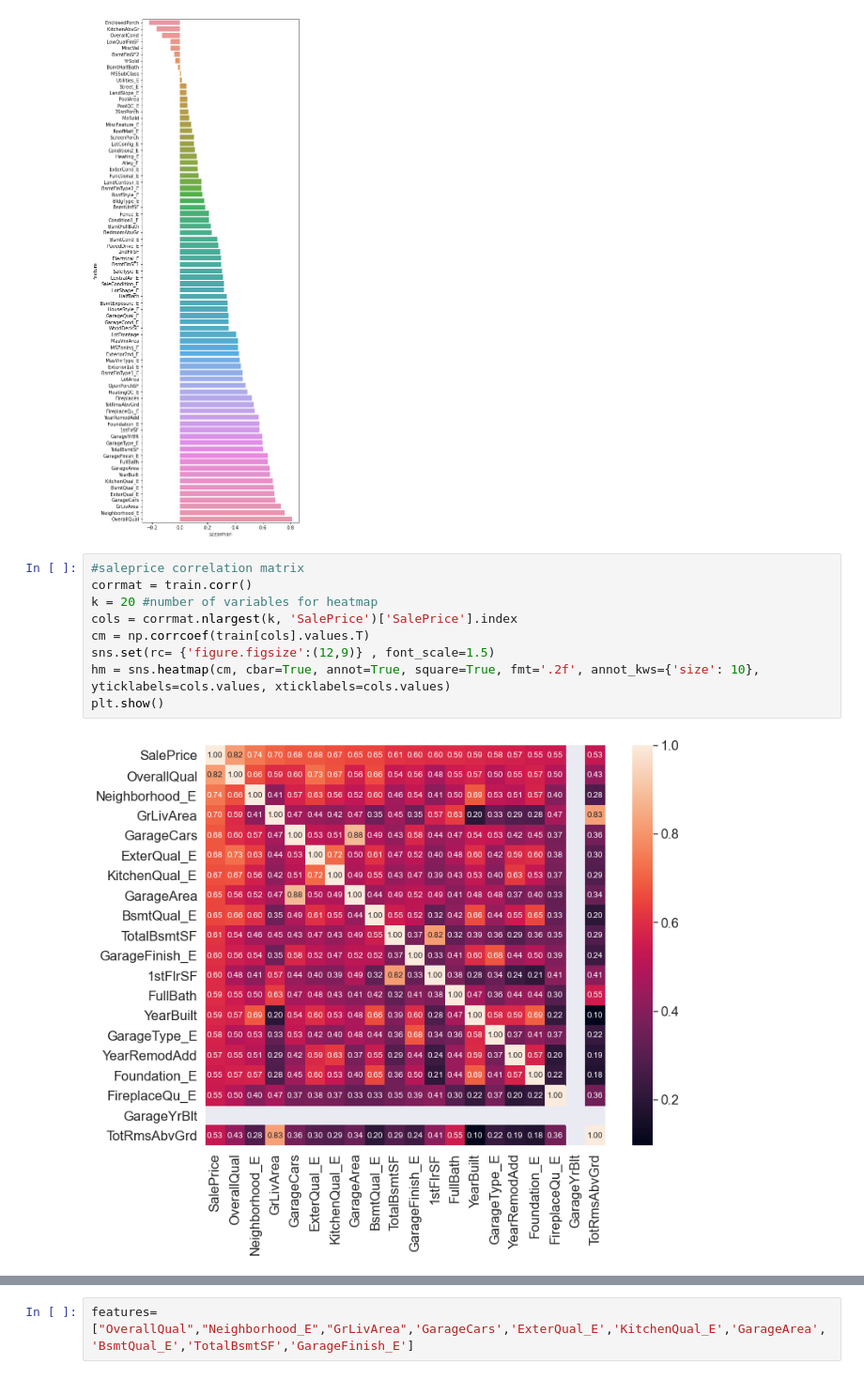
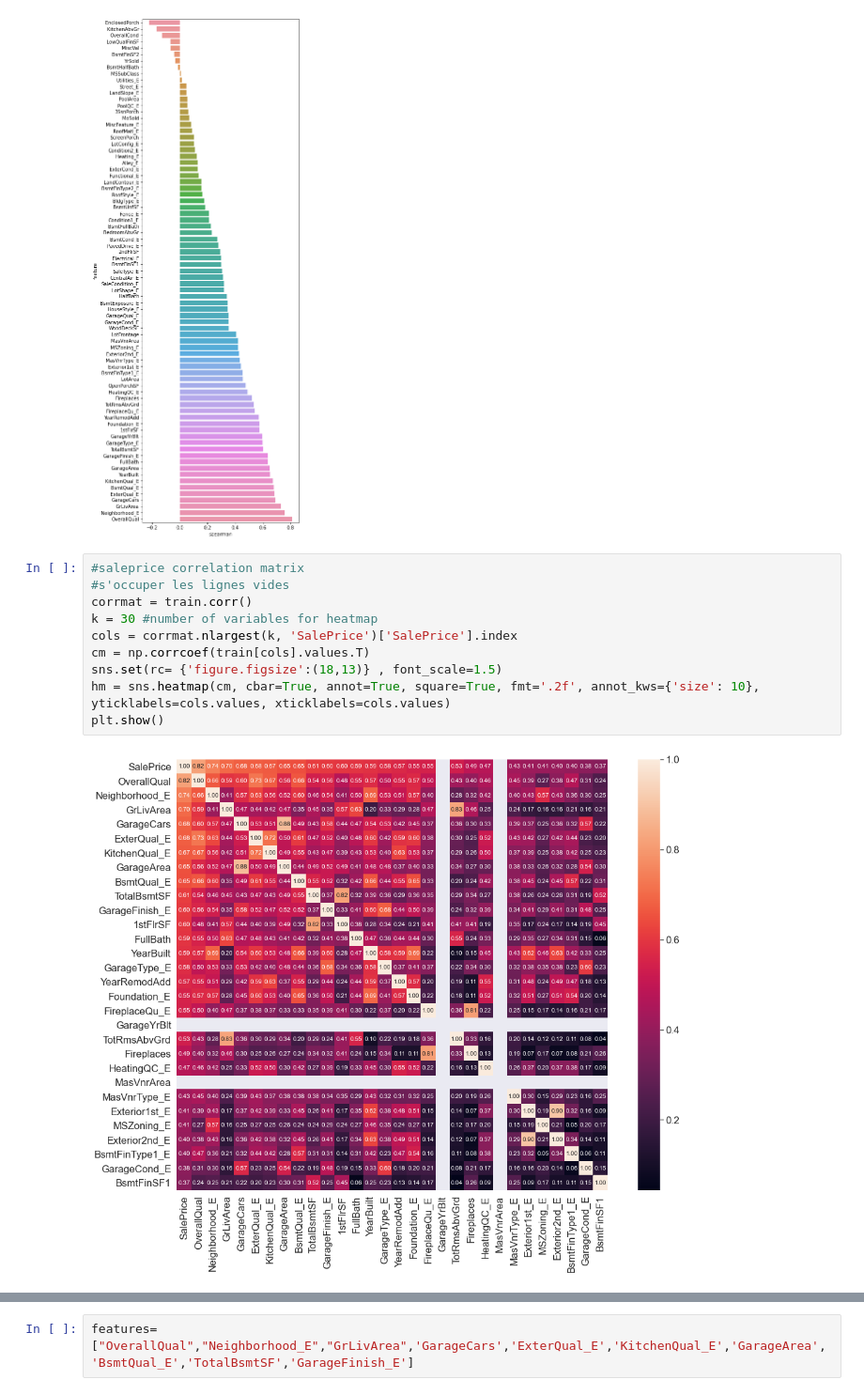
Before and after one commit to freya-git/LAVA, a Jupyter notebook: CRISP-DM_Template.ipynb, the cells around one changed output, grey strips where cells are left out. Shown at 94% size. Saved outputs shown, nothing was run; the diff lists cells and outputs as text.

```diff
--- a/CRISP-DM_Template.ipynb
+++ b/CRISP-DM_Template.ipynb
@@ -590,12 +593,13 @@ spearman(train, features)
 [figure]
 # %%
 #saleprice correlation matrix
+#s'occuper les lignes vides
 corrmat = train.corr()
-k = 20 #number of variables for heatmap
+k = 30 #number of variables for heatmap
 cols = corrmat.nlargest(k, 'SalePrice')['SalePrice'].index
 cm = np.corrcoef(train[cols].values.T)
-sns.set(rc= {'figure.figsize':(12,9)} , font_scale=1.5)
+sns.set(rc= {'figure.figsize':(18,13)} , font_scale=1.5)
 hm = sns.heatmap(cm, cbar=True, annot=True, square=True, fmt='.2f', annot_kws={'size': 10}, yticklabels=cols.values, xticklabels=cols.values)
 plt.show()
 # %% [output]
-[figure, old version]
+[figure, new version]
```
Also changed, not shown: parts of 10 cells of this notebook.
